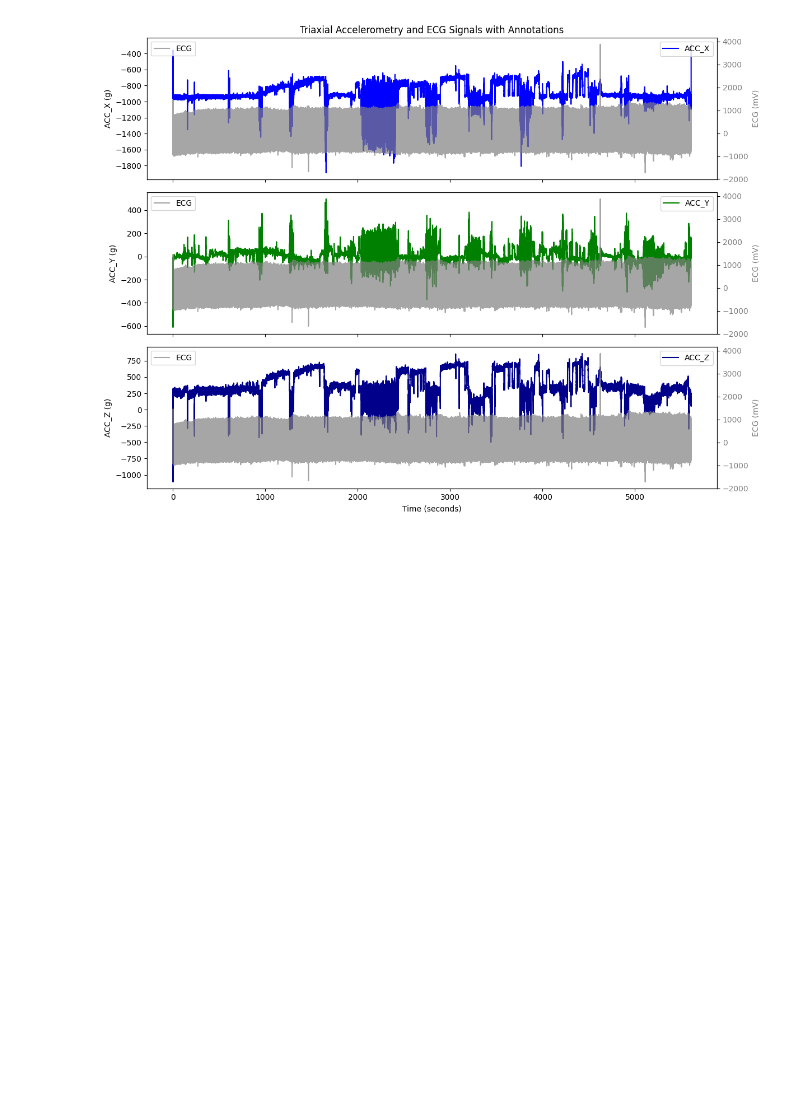
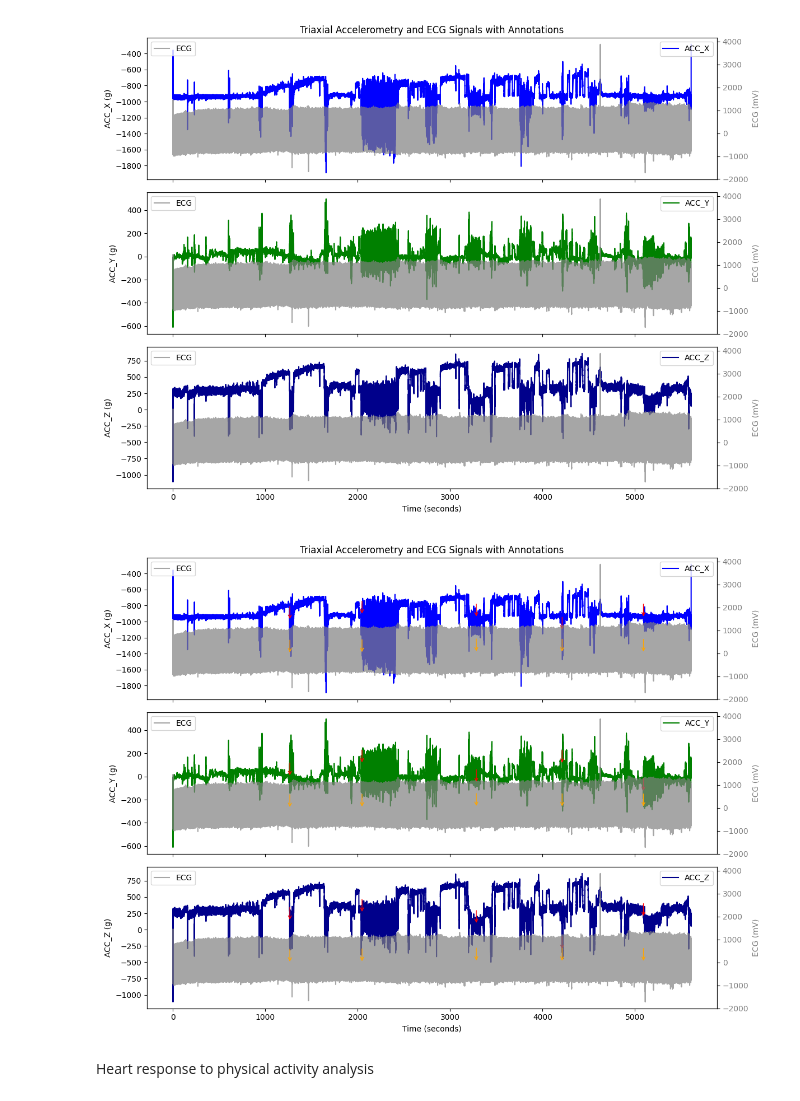
Before and after one commit to sonjababac/Data-Science-for-EWS-in-Postoperative-Care-PhD-year-1, a Jupyter notebook: Accelerometry data/EDA accelerometry_ECG.ipynb, the cells around one changed output. Cells and saved outputs as stored; diff of their text form; code cells hidden in the pictures; blank space fills up the shorter version.

```diff
--- a/Accelerometry data/EDA accelerometry_ECG.ipynb
+++ b/Accelerometry data/EDA accelerometry_ECG.ipynb
@@ -207,17 +208,21 @@ plt.grid(True)
 plt.show()
 # %% [output]
 [figure]
+# %%
+# Define the sampling frequencies for ECG and accelerometry
+ecg_fs = 130
+acc_fs = 200
+
+# Assuming 'acc_record' and 'ecg_record' are already loaded with the wfdb.rdrecord function
+# and contain the signals for the accelerometry and ECG respectively.
+
+# Time vectors for ECG and accelerometry
+ecg_time_vector = np.arange(ecg_record.sig_len) / ecg_fs
+acc_time_vector = np.arange(acc_record.sig_len) / acc_fs
 # %%
 # Create a figure and axes for triaxial accelerometry data
 fig, axs = plt.subplots(3, 1, figsize=(12, 9), sharex=True)
 
-# Time vector for x-axis for accelerometry data
-acc_fs = 200  # Sampling frequency of accelerometry data
-acc_time_vector = [i/acc_fs for i in range(len(acc_record.p_signal))]
-
-# Time vector for x-axis for ECG data
-ecg_fs = 130  # Sampling frequency of ECG data
-ecg_time_vector = [i/ecg_fs for i in range(len(ecg_record.p_signal))]
 
 # Define colors for each component
 acc_colors = ['blue', 'green', 'darkblue']
@@ -248,3 +253,45 @@ plt.tight_layout()
 plt.show()
 # %% [output]
 [figure]
+# %%
+# Create a figure and axes for triaxial accelerometry data
+fig, axs = plt.subplots(3, 1, figsize=(12, 9), sharex=True)
+
+# Plot the X, Y, Z components of the accelerometry signal with different colors
+for i, color in enumerate(acc_colors):
+    axs[i].plot(acc_time_vector, acc_record.p_signal[:, i], label=f'ACC_{axis_labels[i]}', color=color)
+    axs[i].set_ylabel(f'ACC_{axis_labels[i]} (g)')
+
+    # Plot accelerometry annotations
+    for ann_sample in acc_annotation.sample:
+        if ann_sample < len(acc_record.p_signal):
+            axs[i].annotate('', xy=(ann_sample / acc_fs, acc_record.p_signal[ann_sample, i]), xytext=(0, 20),
+                            textcoords='offset points', arrowprops=dict(arrowstyle='->', color='red'))
+
+    axs[i].legend(loc='upper right')
+
+    # Create a second y-axis for the ECG data
+    ax2 = axs[i].twinx()
+    ax2.plot(ecg_time_vector, ecg_record.p_signal[:, 0], label='ECG', color=ecg_color, alpha=0.7)  # Assuming ECG is single-channel
+    ax2.set_ylabel('ECG (mV)', color=ecg_color)
+    ax2.tick_params(axis='y', labelcolor=ecg_color)
+
+    # Plot ECG annotations
+    for ann_sample in ecg_annotation.sample:
+        if ann_sample < len(ecg_record.p_signal):
+            ax2.annotate('', xy=(ann_sample / ecg_fs, ecg_record.p_signal[ann_sample, 0]), xytext=(0, 20),
+                         textcoords='offset points', arrowprops=dict(arrowstyle='->', color='orange'))
+
+    ax2.legend(loc='upper left')
+
+# Set titles and labels
+axs[0].set_title('Triaxial Accelerometry and ECG Signals with Annotations')
+axs[-1].set_xlabel('Time (seconds)')
+
+# Adjust the layout
+plt.tight_layout()
+plt.show()
+# %% [output]
+[figure, added]
+# %% [markdown]
+Heart response to physical activity analysis
```
Also changed, not shown: parts of 5 cells of this notebook.
